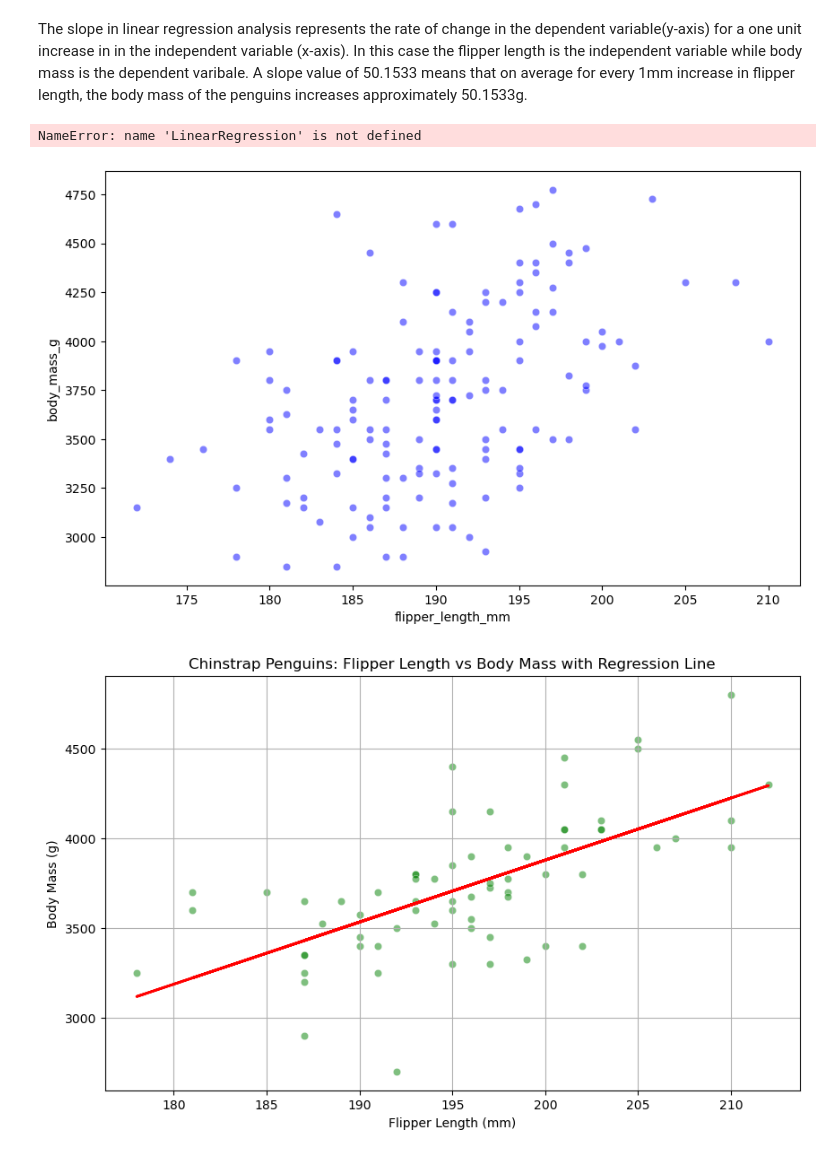
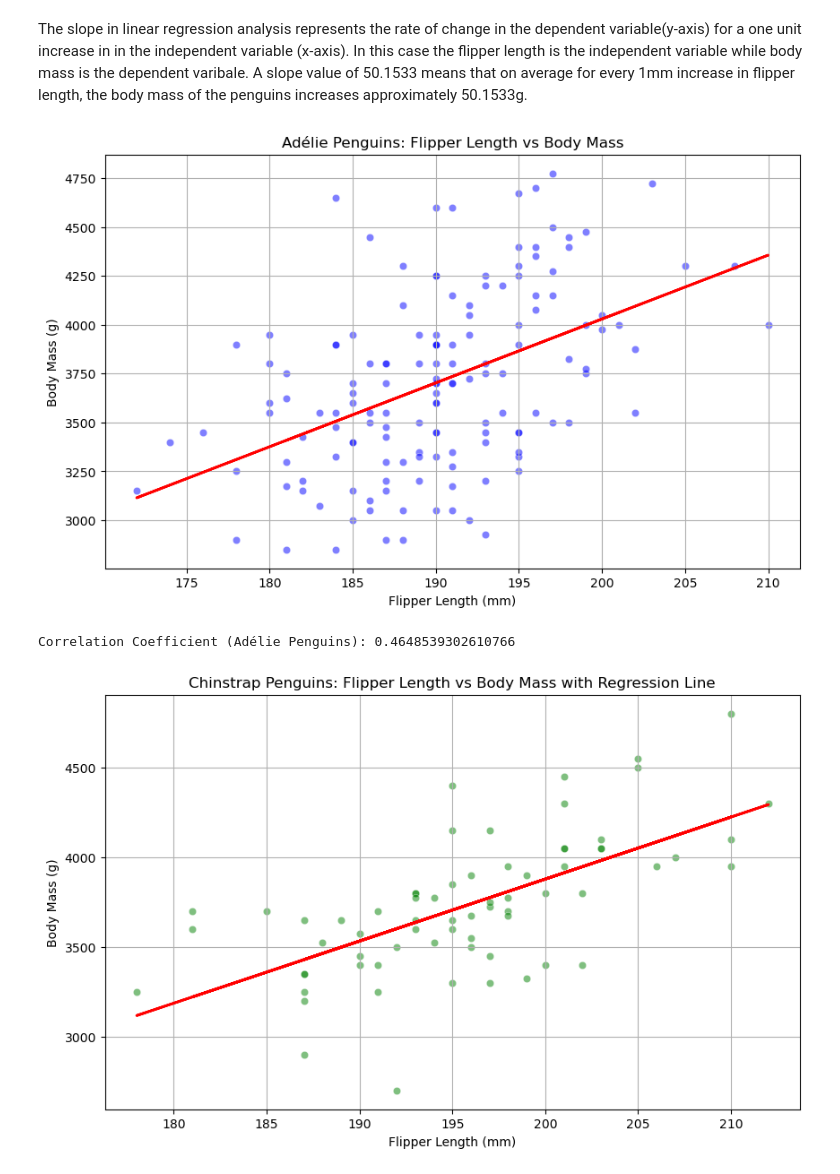
Before and after one commit to L-g00438909/my_work, a Jupyter notebook: penguins.ipynb, the cells around one changed output. Saved outputs shown, nothing was run; the diff lists cells and outputs as text; code cells hidden in the pictures.

```diff
--- a/penguins.ipynb
+++ b/penguins.ipynb
@@ -547,43 +533,39 @@ Standard error: 1.5402309838246344
 The slope in linear regression analysis represents the rate of change in the dependent variable(y-axis) for a one unit increase in in the independent variable (x-axis). In this case the flipper length is the independent variable while body mass is the dependent varibale. A slope value of 50.1533 means that on average for every 1mm increase in flipper length, the body mass of the penguins increases approximately 50.1533g.
 # %%
 
+from sklearn.linear_model import LinearRegression
 
 # Filter data for Adélie penguins
 adelie_df = df[df['species'] == 'Adelie']
 
 # Plot scatterplot
 plt.figure(figsize=(10, 6))
 sns.scatterplot(x='flipper_length_mm', y='body_mass_g', data=adelie_df, color='blue', alpha=0.5)
 
 # Fit linear regression model
 X = adelie_df[['flipper_length_mm']]
 y = adelie_df['body_mass_g']
 model = LinearRegression()
 model.fit(X, y)
 
 # Plot regression line
 plt.plot(X, model.predict(X), color='red', linewidth=2)
 
 # Add labels and title
 plt.xlabel('Flipper Length (mm)')
 plt.ylabel('Body Mass (g)')
-plt.title('Adélie Penguins: Flipper Length vs Body Mass with Regression Line')
+plt.title('Adélie Penguins: Flipper Length vs Body Mass')
 
 # Show plot
 plt.grid(True)
 plt.show()
 
-
-# Filter data for Adélie penguins
-adelie_df = df[df['species'] == 'Adelie']
-
 # Calculate correlation coefficient for Adélie penguins
 adelie_correlation_coefficient = adelie_df['flipper_length_mm'].corr(adelie_df['body_mass_g'])
-
 print("Correlation Coefficient (Adélie Penguins):", adelie_correlation_coefficient)
 # %% [output]
+[figure, new version]
-NameError: name 'LinearRegression' is not defined
+Correlation Coefficient (Adélie Penguins): 0.4648539302610766
-[figure, old version]
 # %%
 # Filter data for Chinstrap penguins
 chinstrap_df = df[df['species'] == 'Chinstrap']
```
Also changed, not shown: parts of 10 cells of this notebook, 1 other file.
